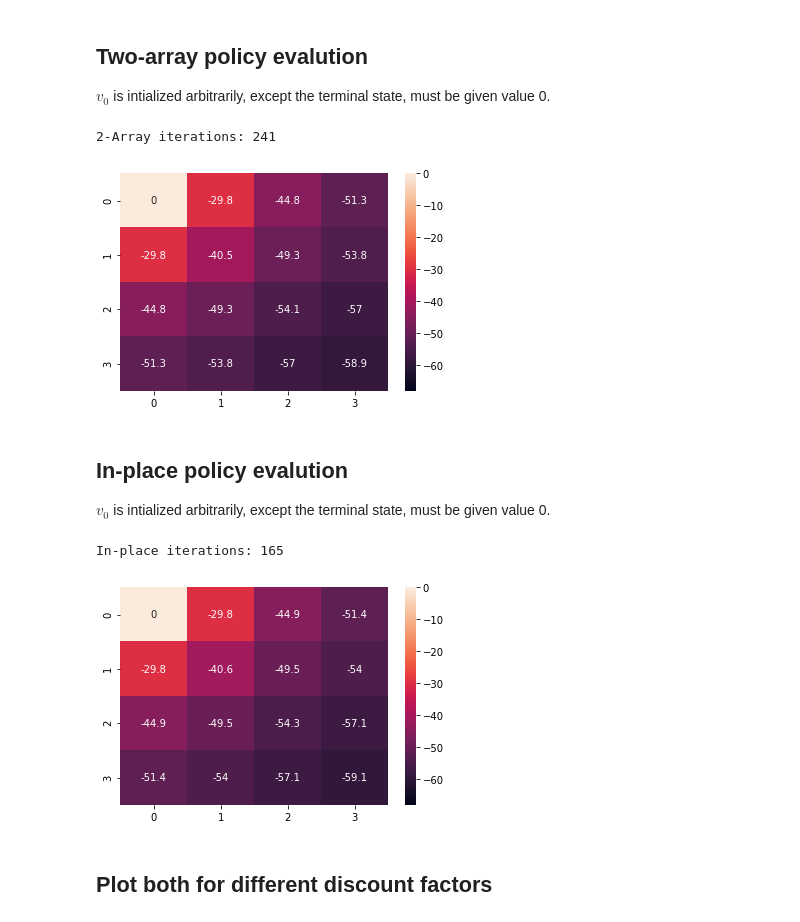
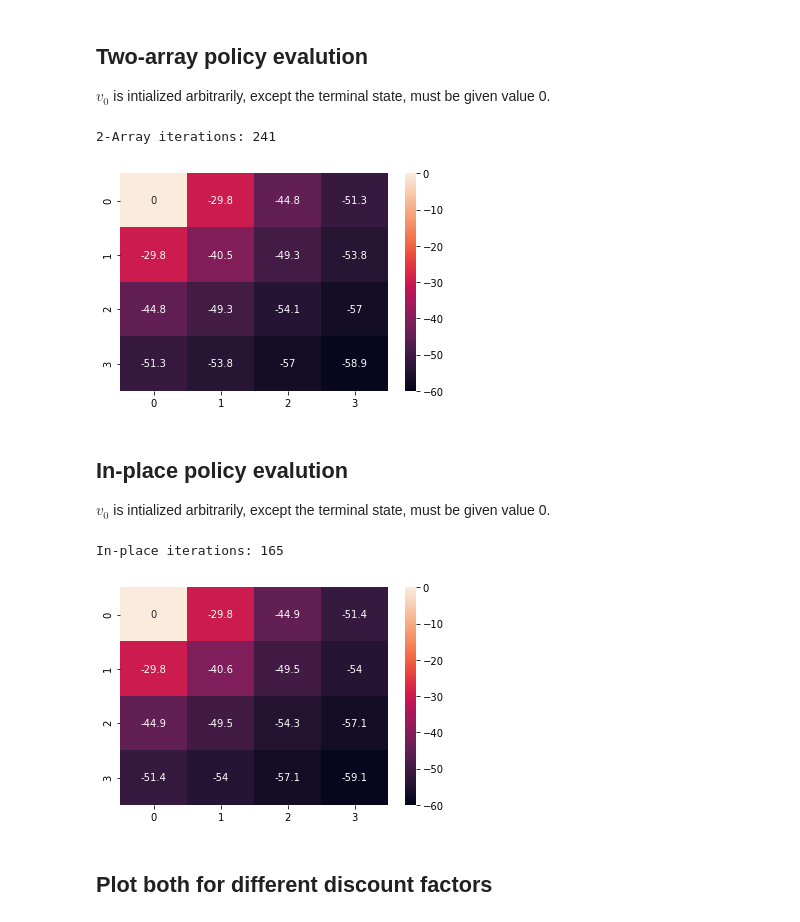
Before and after one commit to Pieter-Cawood/Reinforcement-Learning, a Jupyter notebook: pieter_DP.ipynb, the cells around one changed output. Cells and saved outputs as stored; diff of their text form; code cells hidden in the pictures.

```diff
--- a/pieter_DP.ipynb
+++ b/pieter_DP.ipynb
@@ -128,7 +128,7 @@ class GridWorld(object):
             else:
                 new_state = State(state.row, state.col + 1)
 
-        return new_state, -1
+        return new_state, self.rewards[from_state.row, from_state.col][new_state.row, new_state.col]
 # %% [markdown]
 ## Two-array policy evalution
 
@@ -178,10 +178,11 @@ def two_array_policy_eval(grid_world, gamma= 1.0, pi= 0.01):
 grid_world = GridWorld()
 v, loop_count = two_array_policy_eval(grid_world)
 print("2-Array iterations: " + str(loop_count))
-sns.heatmap(v,vmin=-68,annot=True, fmt='.3g');
+sns.heatmap(v,annot=True, fmt='.3g',
+            vmin= np.floor(np.amin(v)/10)*10);
 # %% [output]
 2-Array iterations: 241
-[figure, old version]
+[figure, new version]
 # %% [markdown]
 ## In-place policy evalution
 
@@ -223,11 +223,12 @@ def in_place_policy_eval(grid_world, gamma= 1.0, pi= 0.01):
 # %%
 grid_world = GridWorld()
 v, loop_count = in_place_policy_eval(grid_world)
 print("In-place iterations: " + str(loop_count))
-sns.heatmap(v,vmin=-68,annot=True, fmt='.3g');
+sns.heatmap(v,annot=True, fmt='.3g',
+            vmin= np.floor(np.amin(v)/10)*10);
 # %% [output]
 In-place iterations: 165
-[figure, old version]
+[figure, new version]
 # %% [markdown]
 ## Plot both for different discount factors
 # %%
```
Also changed, not shown: parts of 1 cell of this notebook.
